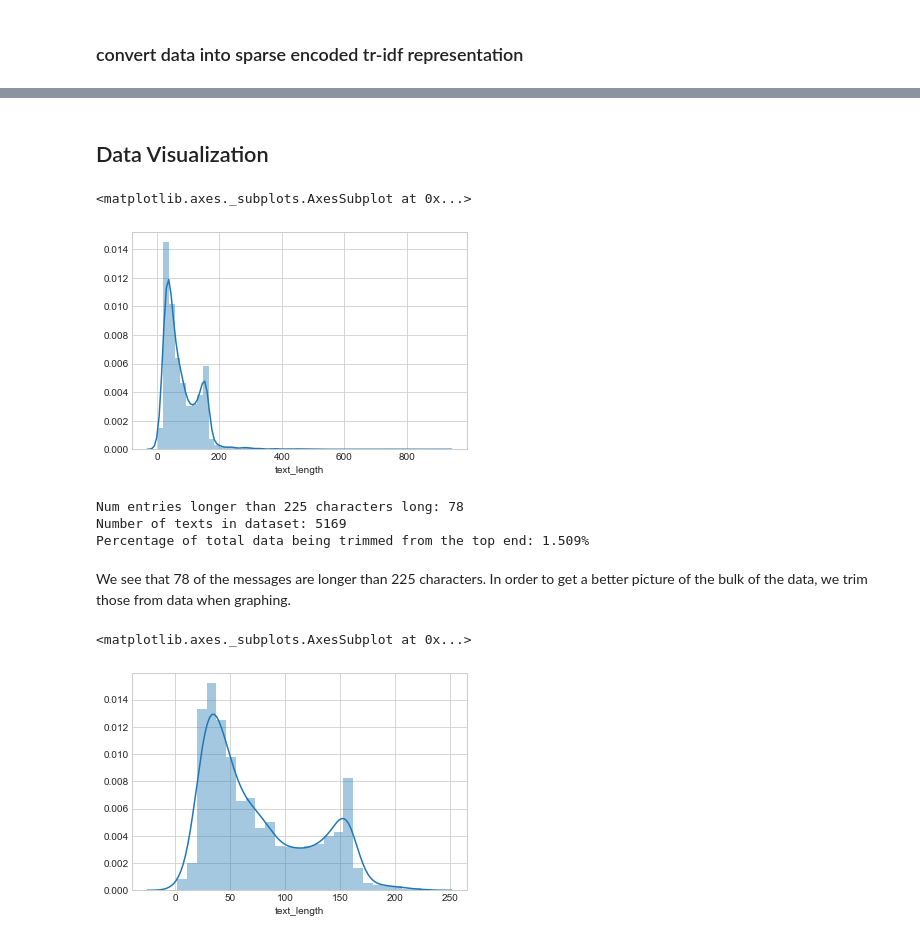
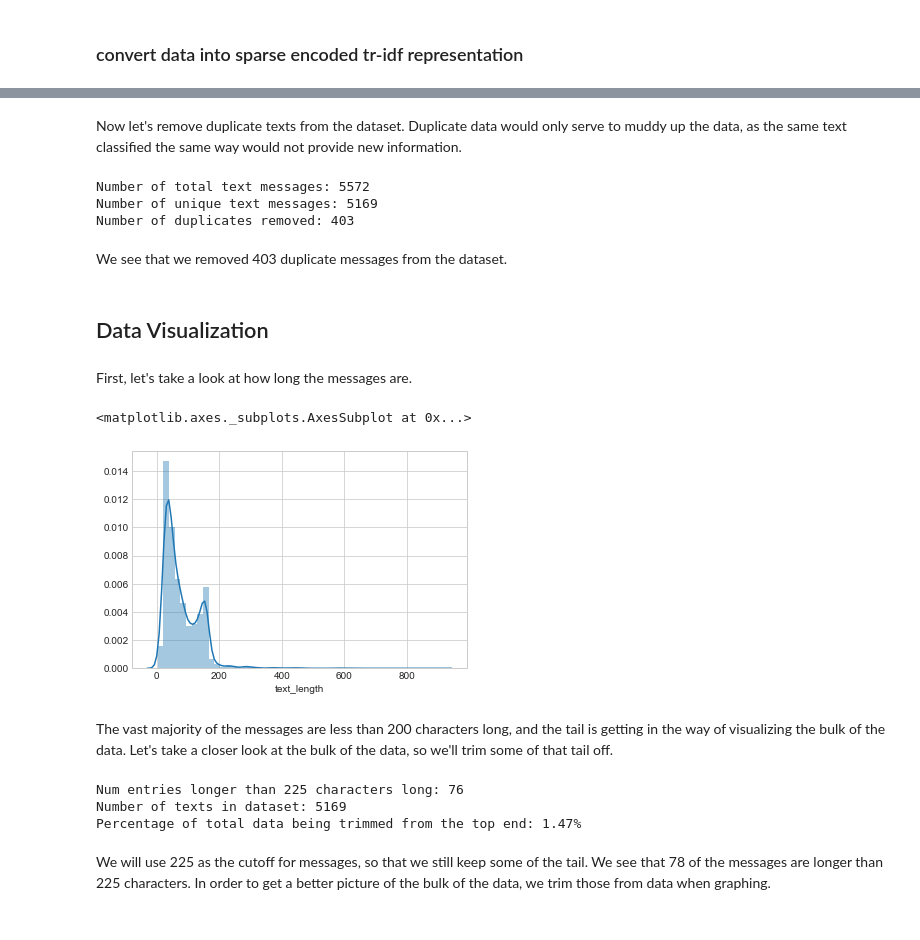
Before and after one commit to Thakugan/machine-learning-notebooks, a Jupyter notebook: 2-exploring-text-data/spam.ipynb, the cells around one changed output, grey strips where cells are left out. Drawn from its saved outputs; the diff is of its cells as text; code cells hidden in the pictures.

Commit message:
Finished up summaries, fixed a bit of regex, added text length after messing with the regex:

```diff
--- a/2-exploring-text-data/spam.ipynb
+++ b/2-exploring-text-data/spam.ipynb
@@ -52,7 +47,6 @@ To clean up the data set, we've analyzed what words were meaningless in the cont
 import re
 
 #remove irrelavant words : markdown tags
-data.text.replace(to_replace=["\&.+\;"],value=[' '],regex=True, inplace=True)
-
+data.text.replace(to_replace=["#?\&(lt|gt)\;"],value=[''],regex=True, inplace=True)  # get rid of &lt; type encodings
 if TEST:
     print (data)
@@ -145,14 +134,35 @@ array([ "Free entry in 2 a wkly comp to win FA Cup final tkts 21st May 2005. Tex
+# %% [markdown]
+Now let's remove duplicate texts from the dataset. Duplicate data would only serve to muddy up the data, as the same text classified the same way would not provide new information.
+# %%
+# data[data.label == "spam"].text.values[0:7]
+len_data = len(data)
+data.drop_duplicates(inplace=True)
+len_data_no_dupes = len(data)
+
+print("Number of total text messages: {}".format(len_data))
+print("Number of unique text messages: {}".format(len_data_no_dupes))
+print("Number of duplicates removed: {}".format(len_data - len_data_no_dupes))
+# %% [output]
+Number of total text messages: 5572
+Number of unique text messages: 5169
+Number of duplicates removed: 403
+# %% [markdown]
+We see that we removed 403 duplicate messages from the dataset.
 # %% [markdown]
 ## Data Visualization
+# %% [markdown]
+First, let's take a look at how long the messages are.
 # %%
 import seaborn as sns
 sns.set_style("whitegrid")
-cmap = sns.diverging_palette(0, 10, as_cmap=True) # one of the many color mappings
+cmap = sns.diverging_palette(220, 10, as_cmap=True) # one of the many color mappings
 
 sns.distplot(data.text_length)
 # %% [output]
 <matplotlib.axes._subplots.AxesSubplot at 0x...>
-[figure, old version]
+[figure, new version]
+# %% [markdown]
+The vast majority of the messages are less than 200 characters long, and the tail is getting in the way of visualizing the bulk of the data. Let's take a closer look at the bulk of the data, so we'll trim some of that tail off.
 # %%
 cutoff = 225
 num_entries_in_tail = data[data.text_length > cutoff].count()["text_length"]
@@ -160,14 +170,8 @@ print("Num entries longer than {} characters long: {}".format(cutoff, num_entrie
 print("Number of texts in dataset: {}".format(len(data)))
 print("Percentage of total data being trimmed from the top end: {}%".format(round(num_entries_in_tail/len(data)*100, 3)))
 # %% [output]
-Num entries longer than 225 characters long: 78
+Num entries longer than 225 characters long: 76
 Number of texts in dataset: 5169
-Percentage of total data being trimmed from the top end: 1.509%
+Percentage of total data being trimmed from the top end: 1.47%
 # %% [markdown]
-We see that 78 of the messages are longer than 225 characters. In order to get a better picture of the bulk of the data, we trim those from data when graphing.
+We will use 225 as the cutoff for messages, so that we still keep some of the tail. We see that 78 of the messages are longer than 225 characters. In order to get a better picture of the bulk of the data, we trim those from data when graphing.
-# %%
-data_trimmed = data[data.text_length <= 225]
-sns.distplot(data_trimmed.text_length)
-# %% [output]
-<matplotlib.axes._subplots.AxesSubplot at 0x...>
-[figure, removed]
```
Also changed, not shown: parts of 35 cells of this notebook.
